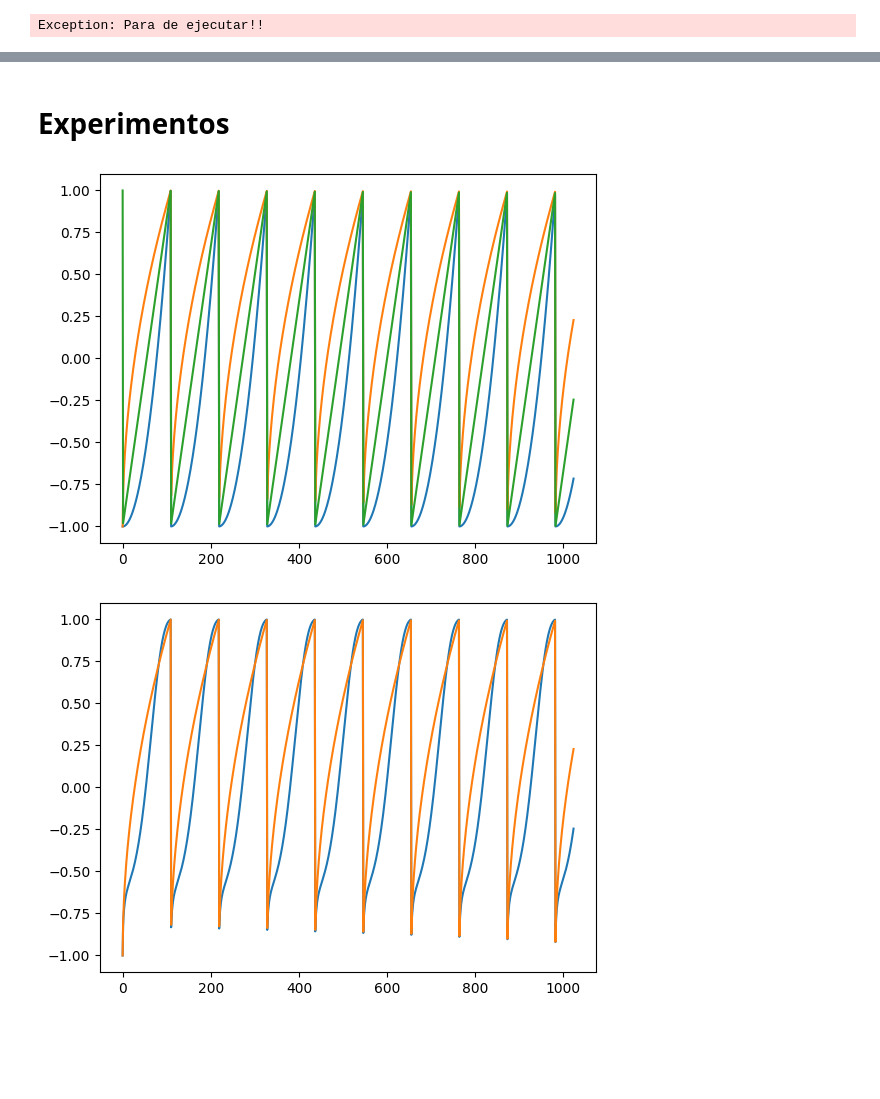
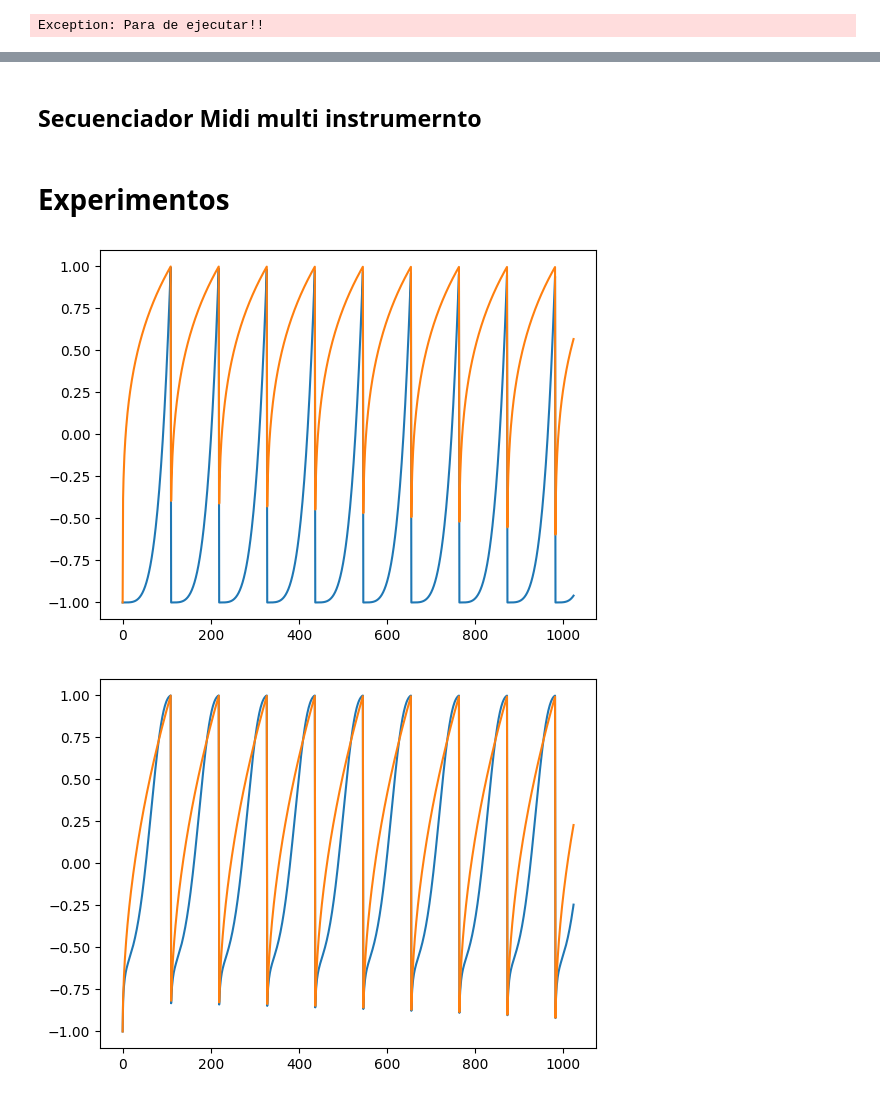
Before and after one commit to jperson4/Informatica-Musical, a Jupyter notebook: p4/p4.ipynb, the cells around one changed output, grey strips where cells are left out. Cells and saved outputs as stored; diff of their text form; code cells hidden in the pictures; blank space fills up the shorter version.

```diff
--- a/p4/p4.ipynb
+++ b/p4/p4.ipynb
@@ -51,0 +87,2 @@ Exception: Para de ejecutar!!
+# %% [markdown]
+## Secuenciador Midi multi instrumernto
@@ -54,16 +170,16 @@ Exception: Para de ejecutar!!
 # %%
 
 freq = C(440)
-s1 = Rep(freq, XP(valor=freq, pow=C(2)) * C(2) - C(1))
-s2 = Rep(freq, XP(valor=freq, pow=C(1/2)) * C(2) - C(1))
+s1 = Rep(freq, XP(valor=freq, pow=C(4)) * C(2) - C(1))
+s2 = Rep(freq, XP(valor=freq, pow=C(1/4)) * C(2) - C(1))
 # s2 = Rep(C(440), XP(valor=C(440), pow=C(2)) * C(2) - C(1), phase=Sine(C(440)))
 s3 = Sawtooth(freq, phase=C(np.pi/2))
 showOsc(s1, 1, True)
 showOsc(s2, 1, True)
-showOsc(s3, 1, True)
+# showOsc(s3, 1, True)
 input = s1
 # %% [output]
-[figure, old version]
+[figure, new version]
 # %%
 freq = C(440)
 s1 = Rep(freq, XP(valor=freq, pow=Sine(freq / C(1.5), min=C(0))) * C(2) - C(1)) # * C(2) - C(1) es para que vaya de -1 a 1
```
Also changed, not shown: parts of 4 cells of this notebook, 5 other files.
